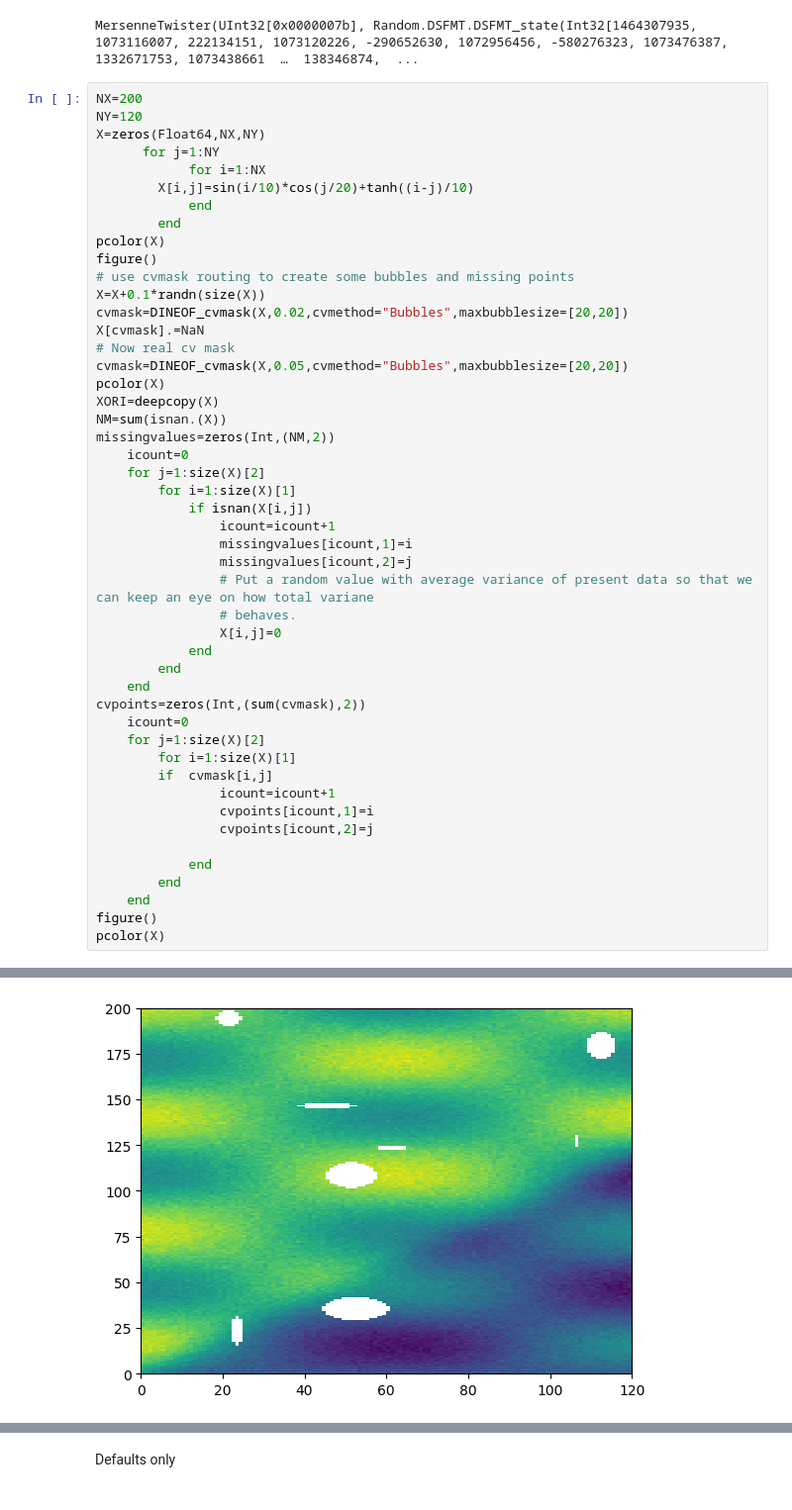
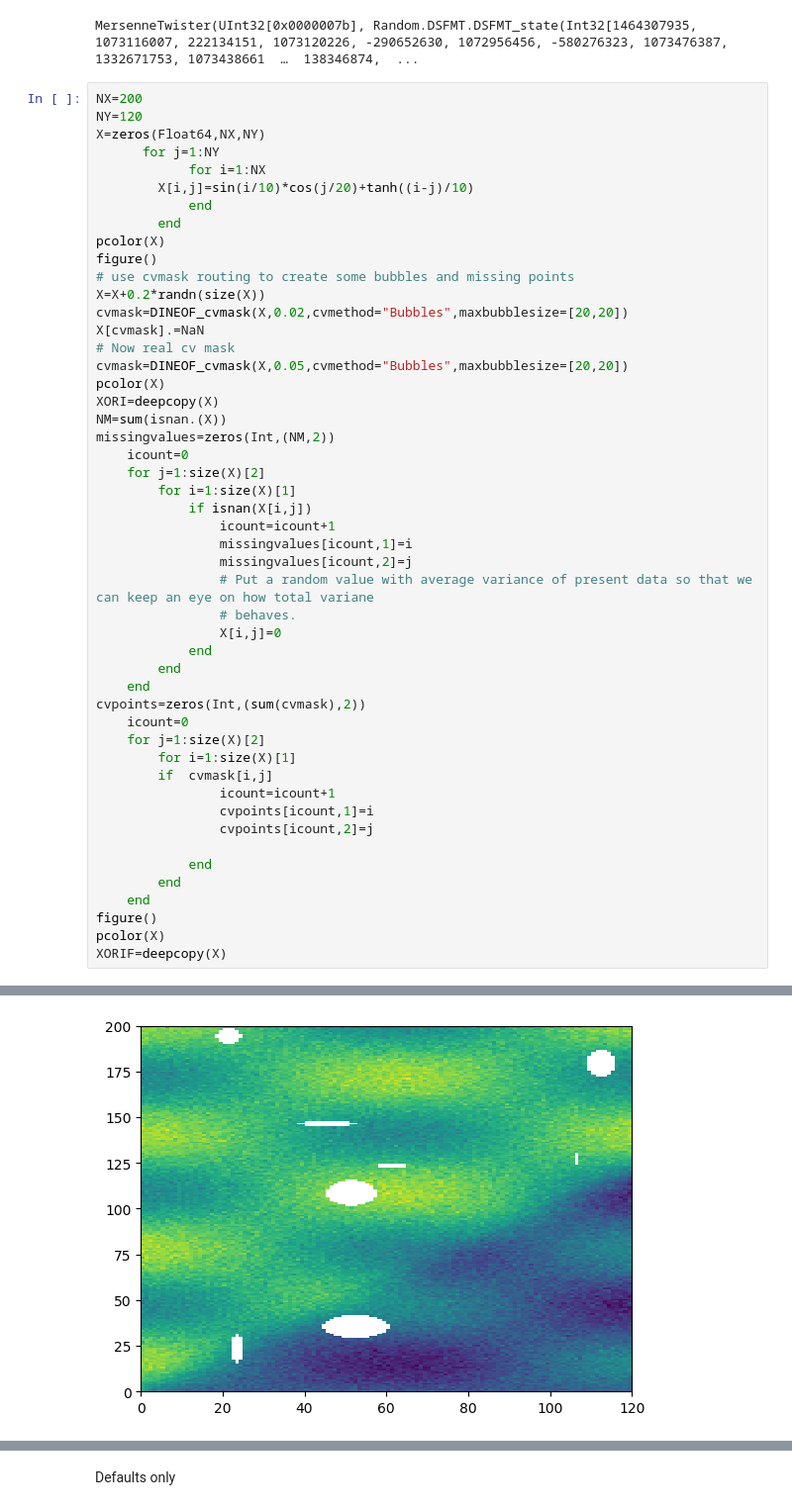
Before and after one commit to jmbeckers/DINEOF.jl, a Jupyter notebook: notebooks/DINEOFtestSVDS!.ipynb, the cells around one changed output, grey strips where cells are left out. Shown at 99% size. Saved outputs shown, nothing was run; the diff lists cells and outputs as text.

```diff
--- a/notebooks/DINEOFtestSVDS!.ipynb
+++ b/notebooks/DINEOFtestSVDS!.ipynb
@@ -50,7 +65,7 @@ X=zeros(Float64,NX,NY)
 pcolor(X)
 figure()
 # use cvmask routing to create some bubbles and missing points
-X=X+0.1*randn(size(X))
+X=X+0.2*randn(size(X))
 cvmask=DINEOF_cvmask(X,0.02,cvmethod="Bubbles",maxbubblesize=[20,20])
 X[cvmask].=NaN
 # Now real cv mask
@@ -61,31 +76,32 @@ NM=sum(isnan.(X))
 missingvalues=zeros(Int,(NM,2))
     icount=0
     for j=1:size(X)[2]
         for i=1:size(X)[1]
             if isnan(X[i,j])
                 icount=icount+1
                 missingvalues[icount,1]=i
                 missingvalues[icount,2]=j
                 # Put a random value with average variance of present data so that we can keep an eye on how total variane
                 # behaves.
                 X[i,j]=0
             end
         end
     end
 cvpoints=zeros(Int,(sum(cvmask),2))
     icount=0
     for j=1:size(X)[2]
         for i=1:size(X)[1]
         if  cvmask[i,j]
                 icount=icount+1
                 cvpoints[icount,1]=i
                 cvpoints[icount,2]=j
 
             end
         end
     end
 figure()
 pcolor(X)
+XORIF=deepcopy(X)
 # %% [output]
 [figure]
-[figure, old version]
+[figure, new version]
```
Also changed, not shown: parts of 18 cells of this notebook, 13 other files.
